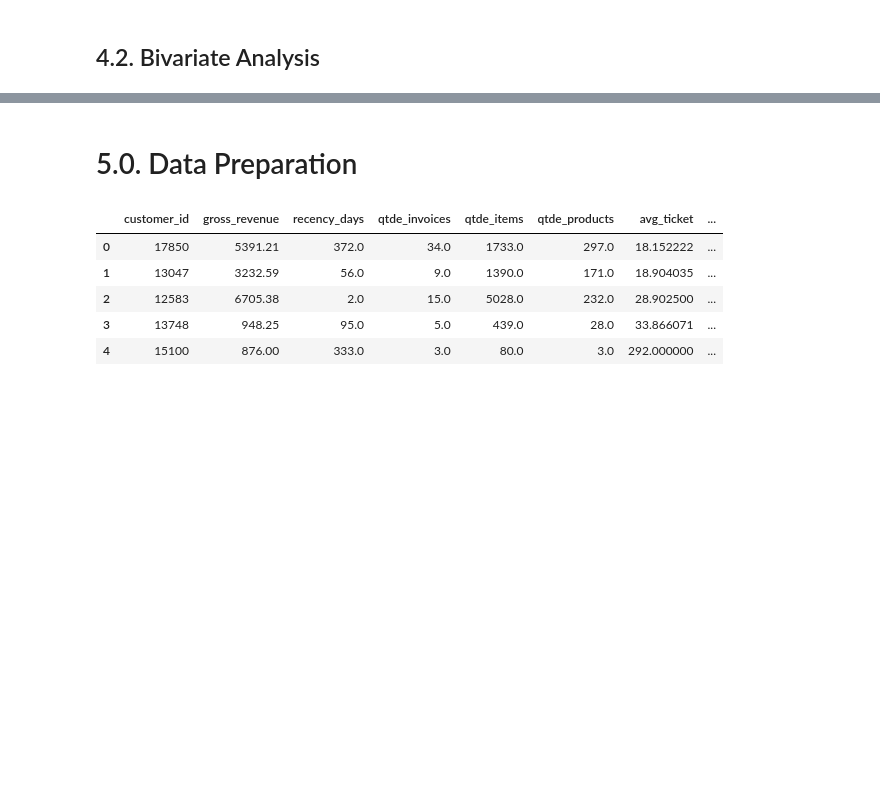
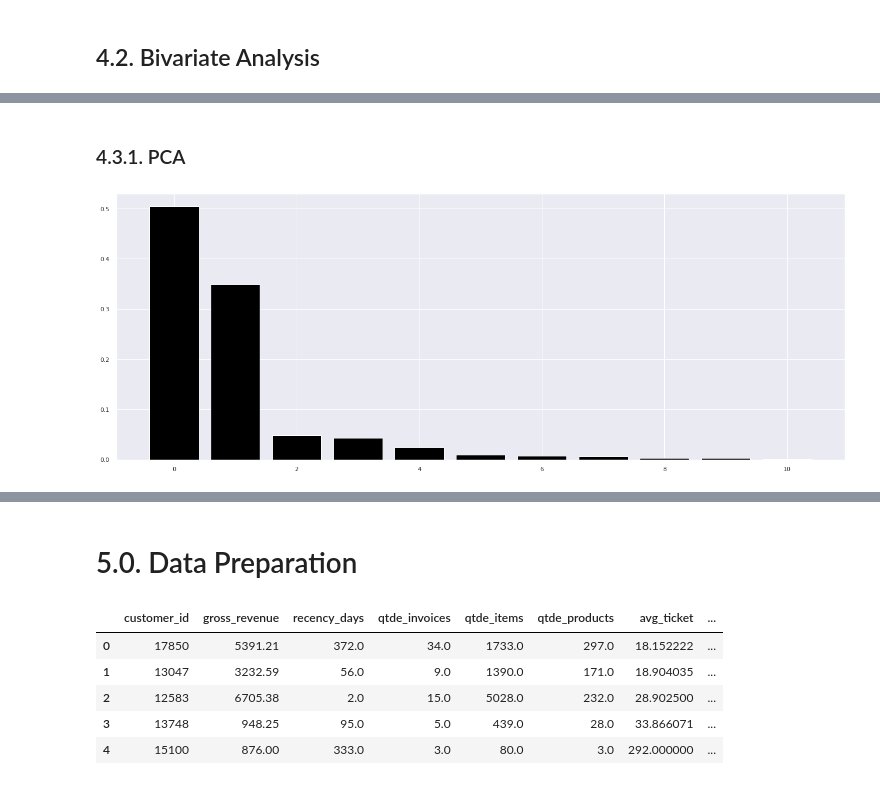
Before and after one commit to tadeucbm/insiders_clustering, a Jupyter notebook: notebooks/c05_insiders_clustering-EDA.ipynb, the cells around one changed output, grey strips where cells are left out. Drawn from its saved outputs; the diff is of its cells as text; code cells hidden in the pictures; blank space fills up the shorter version.

```diff
--- a/notebooks/c05_insiders_clustering-EDA.ipynb
+++ b/notebooks/c05_insiders_clustering-EDA.ipynb
@@ -799,0 +913,25 @@ df3.loc[df3['customer_id'] == 14646, 'quantity'].sum()
+# %%
+df43 = df4.drop(columns=['customer_id'], axis=1).copy()
+# %%
+mm = pp.MinMaxScaler()
+
+for column in df43.columns:
+    df43[column] = mm.fit_transform(df43[[column]])
+# %%
+X = df43.copy()
+# %% [markdown]
+### 4.3.1. PCA
+# %%
+pca = PCA(n_components=X.shape[1])
+
+principle_component = pca.fit_transform(X)
+
+# plot explained variable
+features = range(pca.n_components_)
+
+plt.bar(features, pca.explained_variance_ratio_, color='black')
+
+# pca component
+df_pca = pd.DataFrame(principle_component)
+# %% [output]
+[figure, added]
```
Also changed, not shown: parts of 51 cells of this notebook, 7 other files.
